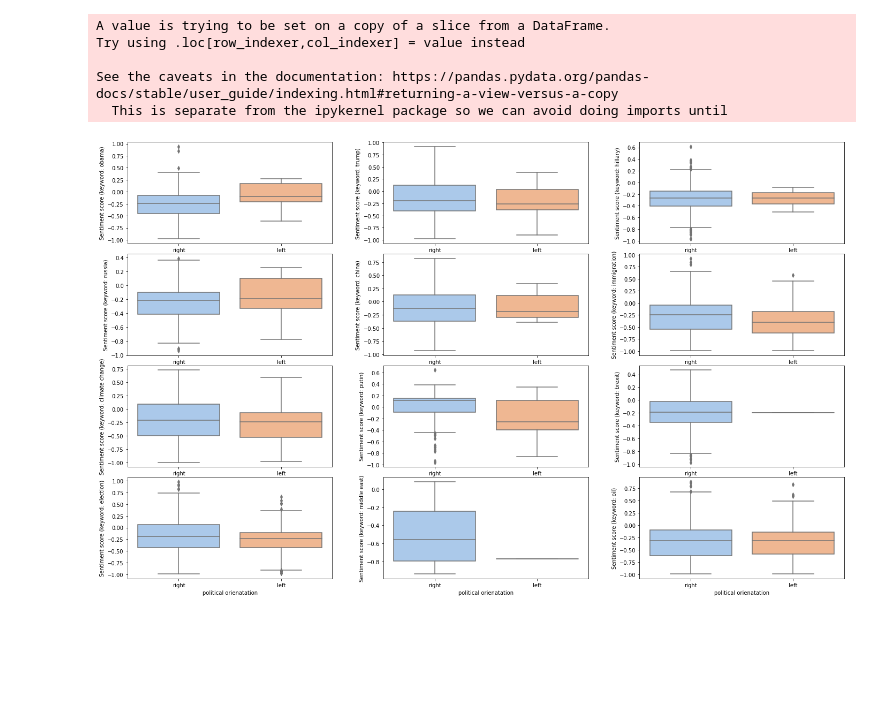
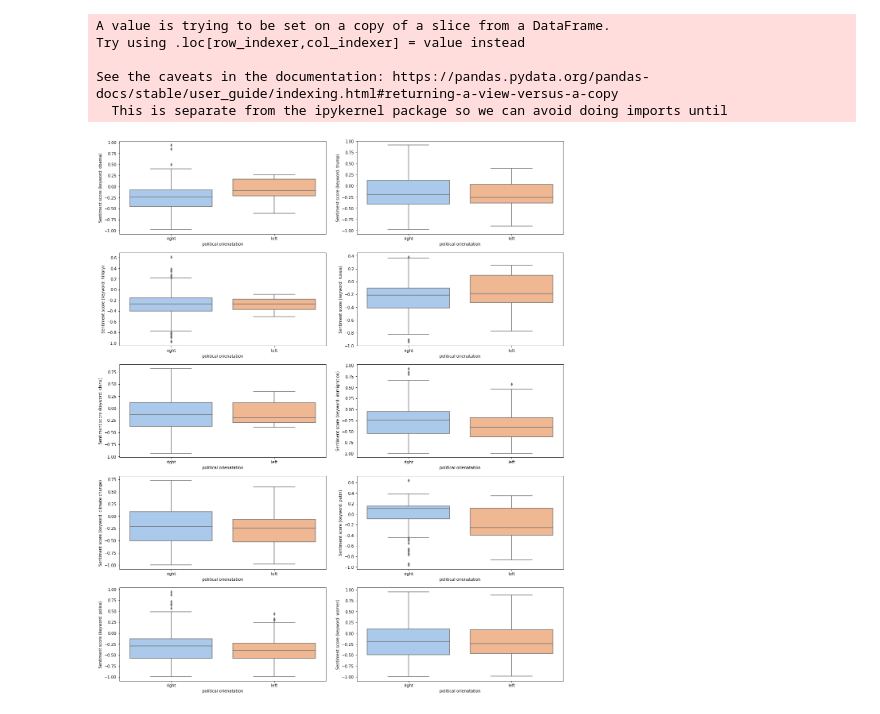
Before and after one commit to epfl-ada/ada-2022-project-powerrangers, a Jupyter notebook: Wordanalysis.ipynb, the cells around one changed output. Saved outputs shown, nothing was run; the diff lists cells and outputs as text; code cells hidden in the pictures; blank space fills up the shorter version.

```diff
--- a/Wordanalysis.ipynb
+++ b/Wordanalysis.ipynb
@@ -117,7 +117,7 @@ def output(df):
     return df
 # %%
 videos_df = videos_radic_df[['pol_orient', 'description', 'like_count', 'dislike_count']]
-keywords = ['obama', 'trump', 'hillary|clinton', 'russia', 'china', 'immigration|immigrant' , 'climate change', 'putin', 'brexit', 'election', 'middle east', 'oil|gas']
+keywords = ['obama', 'trump', 'hillary|clinton', 'russia', 'china', 'immigration|immigrant' , 'climate change', 'putin', 'police', 'women']
 dfs = []
 for kw in keywords:
     dfs.append(output(videos_df[videos_radic_df.description.str.contains(kw,na=False)]))
@@ -128,16 +128,16 @@ Try using .loc[row_indexer,col_indexer] = value instead
 See the caveats in the documentation: https://pandas.pydata.org/pandas-docs/stable/user_guide/indexing.html#returning-a-view-versus-a-copy
   This is separate from the ipykernel package so we can avoid doing imports until
 # %%
-fig, axs = plt.subplots(4,3, figsize=(24,15),gridspec_kw={"wspace": 0.25, "hspace": 0.1})
+fig, axs = plt.subplots(5,2, figsize=(20,25),gridspec_kw={"wspace": 0.15, "hspace": 0.2})
 
 for indx, df in enumerate(dfs):
-    ax = axs[indx//3, indx%3]
+    ax = axs[indx//2, indx%2]
     ax = sns.boxplot(ax = ax, data=df, x = df['pol_orient'], y = df['score'], palette="pastel")
     ax.set(xlabel='political orienatation', ylabel=f'Sentiment score (keyword: {keywords[indx].split("|")[0]})')
 
 plt.show()
 # %% [output]
-[figure, old version]
+[figure, new version]
 # %%
 np.random.seed(2)
 for indx, df in enumerate(dfs):
```
Also changed, not shown: parts of 1 cell of this notebook.
